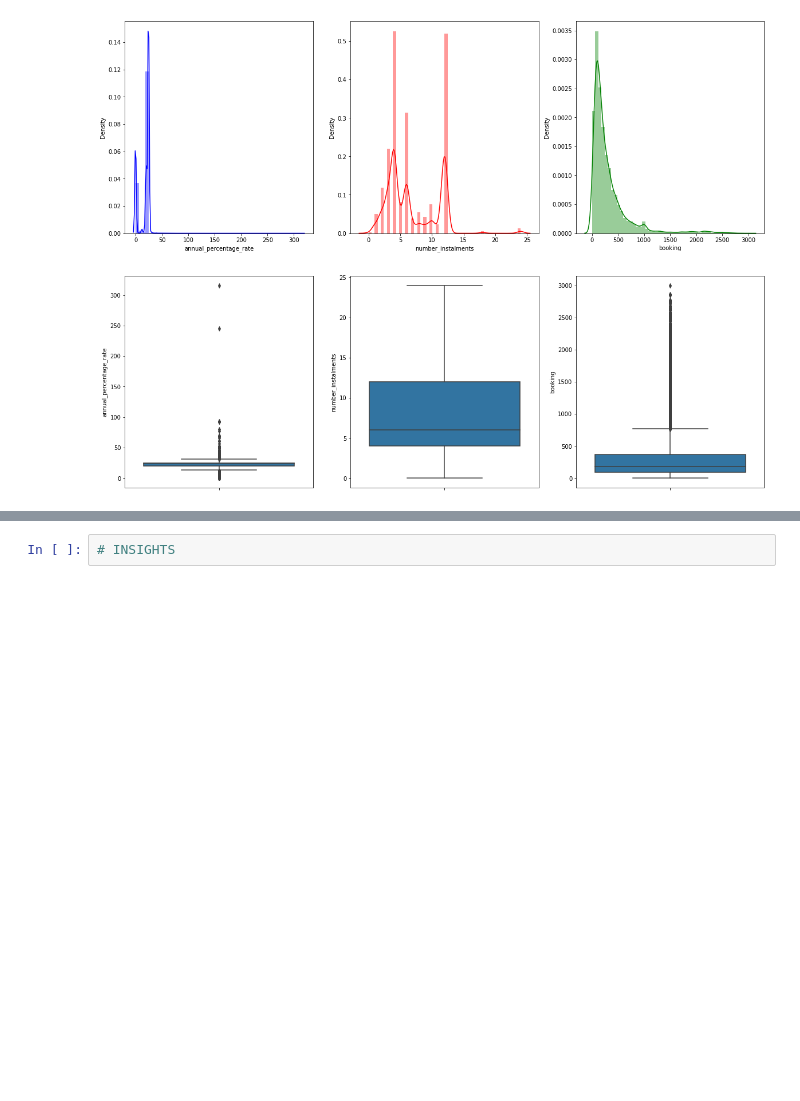
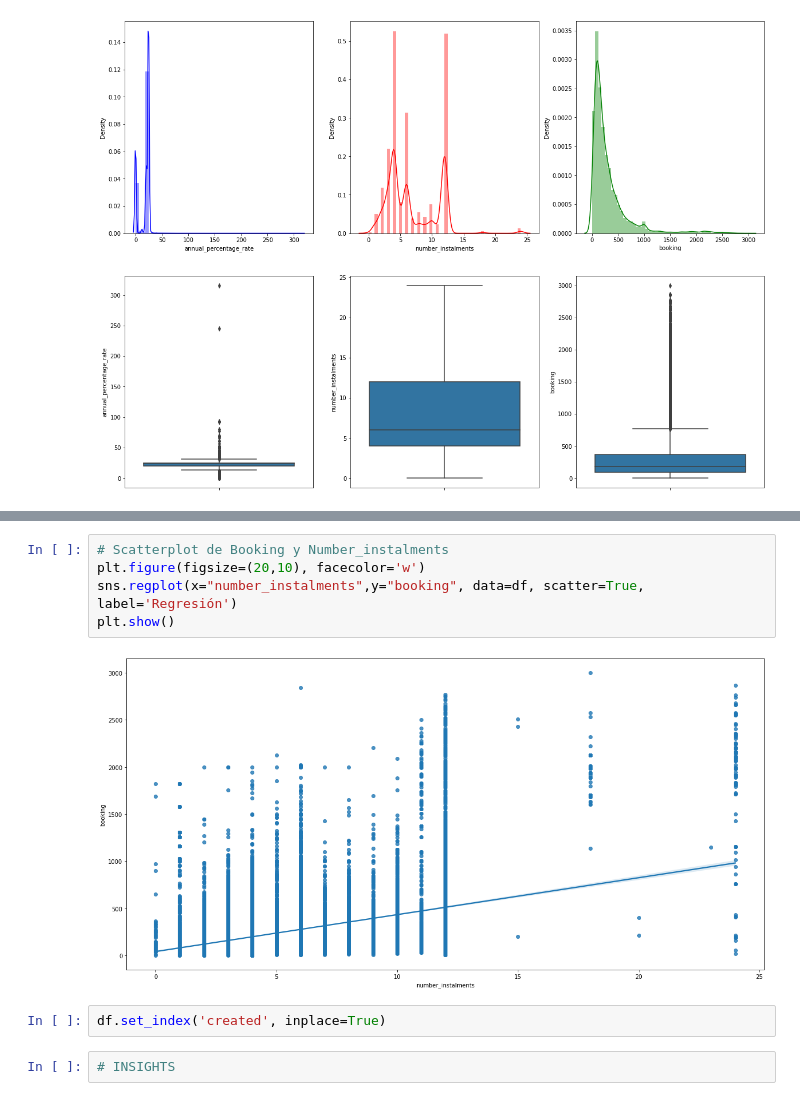
Before and after one commit to marcusRB/The_Bridge_DataScience_PT_ALUMNI_feb22, a Jupyter notebook: 99_CHALLENGES/01_Challenge_DataAnalysis_SQL/01_[Challenge]_DataAnalysis.ipynb, the cells around one changed output, grey strips where cells are left out. Saved outputs shown, nothing was run; the diff lists cells and outputs as text; blank space fills up the shorter version.

```diff
--- a/99_CHALLENGES/01_Challenge_DataAnalysis_SQL/01_[Challenge]_DataAnalysis.ipynb
+++ b/99_CHALLENGES/01_Challenge_DataAnalysis_SQL/01_[Challenge]_DataAnalysis.ipynb
@@ -212,3 +267,12 @@ plt.show()
+# %%
+# Scatterplot de Booking y Number_instalments
+plt.figure(figsize=(20,10), facecolor='w')
+sns.regplot(x="number_instalments",y="booking", data=df, scatter=True, label='Regresión')
+plt.show()
+# %% [output]
+[figure, added]
+# %%
+df.set_index('created', inplace=True)
 # %%
 # INSIGHTS
 # %%
```
Also changed, not shown: parts of 5 cells of this notebook, 1 other file.
